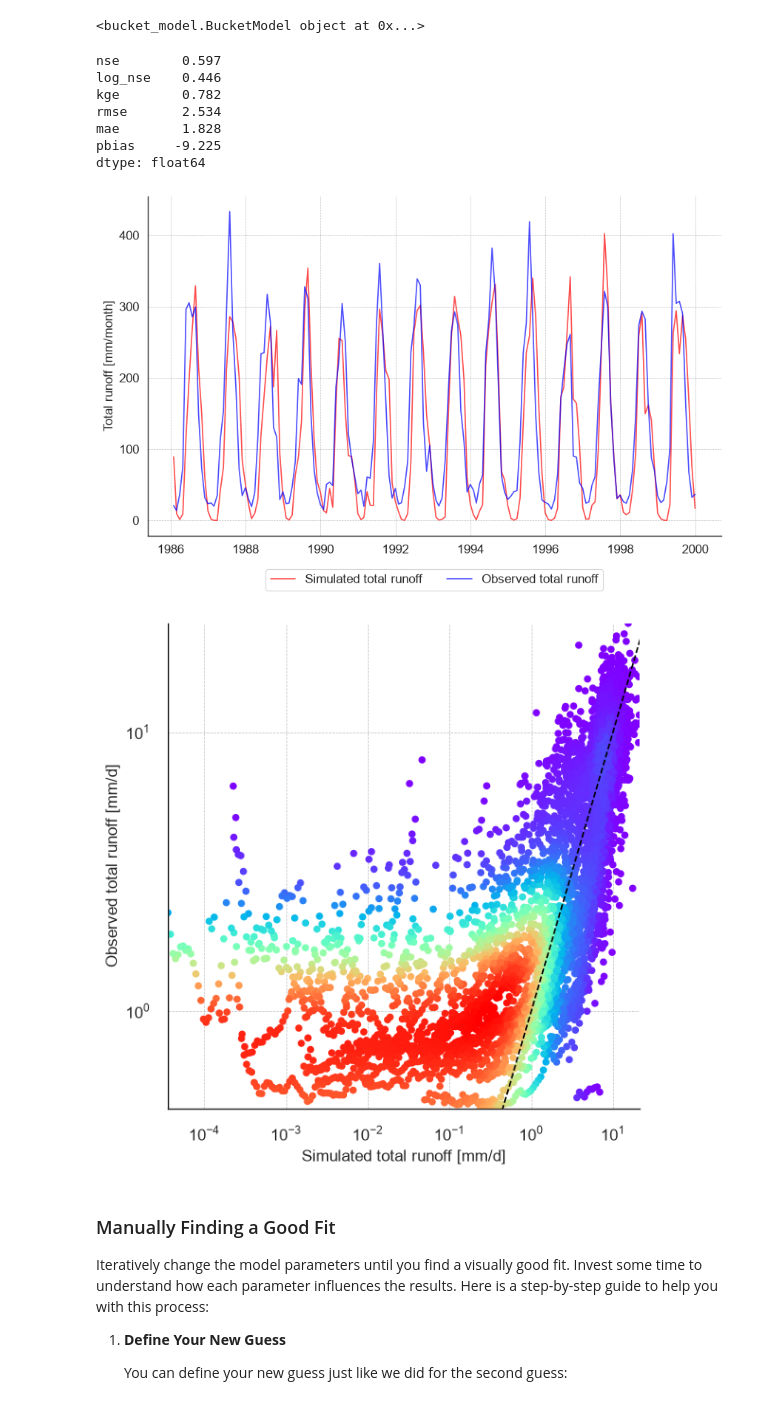
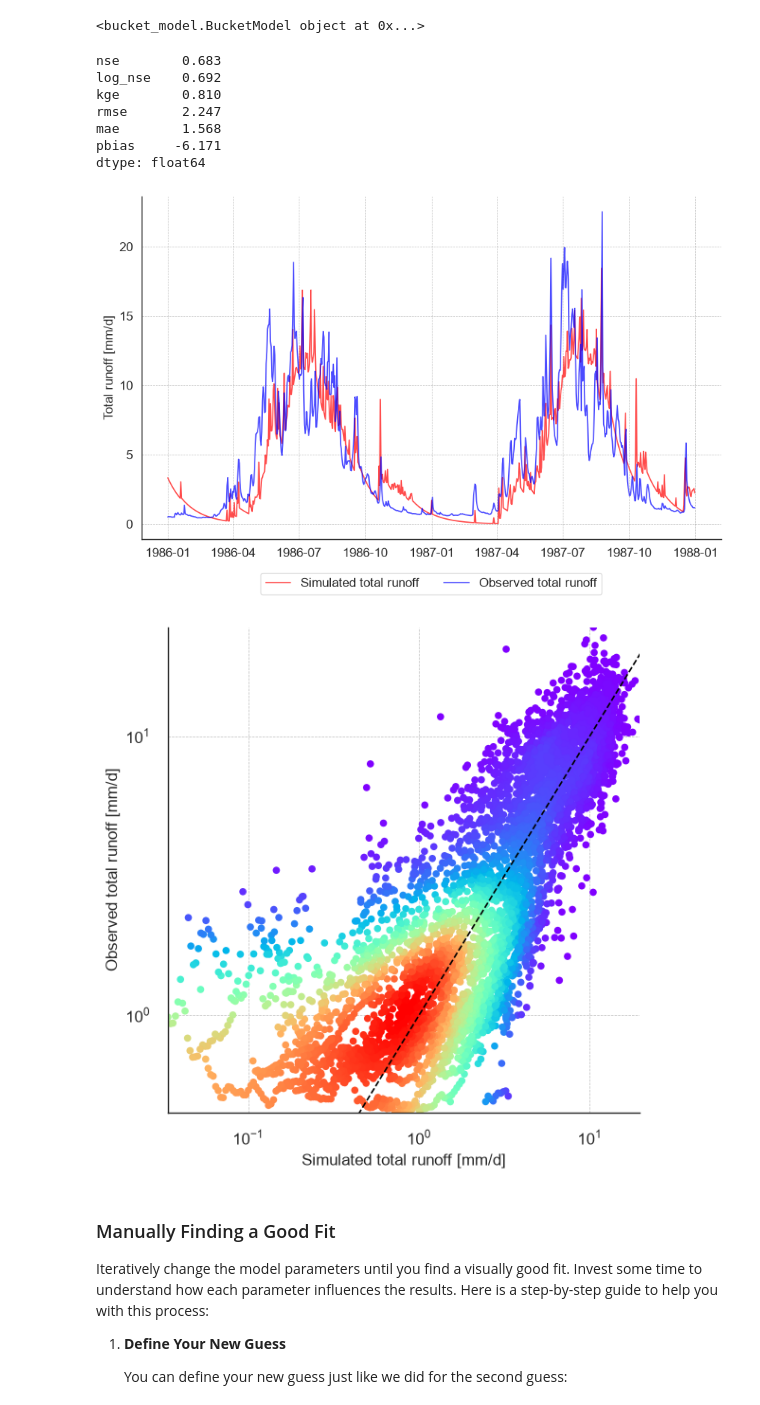
Before and after one commit to Uemac001/watershed_ex2, a Jupyter notebook: gsteig_run.ipynb, the cells around one changed output. Drawn from its saved outputs; the diff is of its cells as text; code cells hidden in the pictures.

```diff
--- a/gsteig_run.ipynb
+++ b/gsteig_run.ipynb
@@ -250,11 +250,11 @@ plot_timeseries(
 The first guess is not very impressive. Let's try another guess and see how it goes.
 # %%
 second_guess = {
-    "k": 0.6,
-    "S_max": 40,
-    "fr": 0.2,
-    "rg": 14.5,
-    "snow_threshold_temp": 2.0,
+    "k": 1.25,
+    "S_max": 10,
+    "fr": 0.15,
+    "rg": 30,
+    "snow_threshold_temp": 1,
 }
 
 bucket.update_parameters(second_guess, verbose=True)
@@ -275,26 +275,26 @@ second_run_results = bucket.run(data=data)
 # %%
 score_run(second_run_results, data).round(3)
 # %% [output]
-nse        0.597
-log_nse    0.446
-kge        0.782
-rmse       2.534
-mae        1.828
-pbias     -9.225
+nse        0.683
+log_nse    0.692
+kge        0.810
+rmse       2.247
+mae        1.568
+pbias     -6.171
 dtype: float64
 # %%
 plot_timeseries(
     results=second_run_results,
     observed=data,
     start_year="1986",
-    end_year="2000",
+    end_year="1987",
     palette=["red", "blue"],
-    monthly=True,
+    monthly=False,
 )
 plot_Q_Q(results=second_run_results, observed=data)
 # %% [output]
-[figure, old version]
+[figure, new version]
-[figure, old version]
+[figure, new version]
 # %% [markdown]
 ### Manually Finding a Good Fit
 
```
Also changed, not shown: parts of 6 cells of this notebook.
